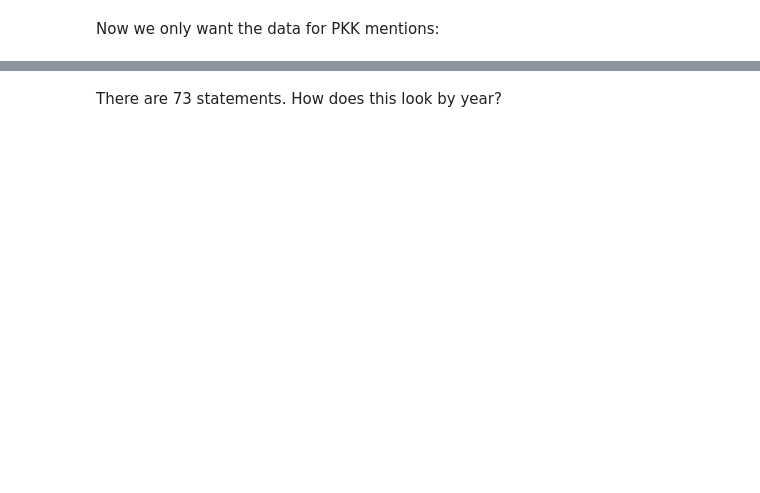
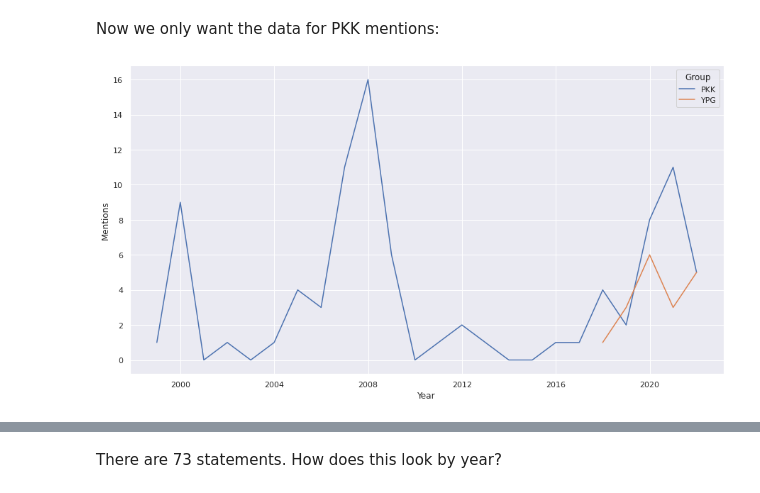
Before and after one commit to DiweenHawezy/Python-Workshop, a Jupyter notebook: PythonExample.ipynb, the cells around one changed output, grey strips where cells are left out. Saved outputs shown, nothing was run; the diff lists cells and outputs as text; code cells hidden in the pictures; blank space fills up the shorter version.

```diff
--- a/PythonExample.ipynb
+++ b/PythonExample.ipynb
@@ -147,3 +232,38 @@ Now we only want the data for PKK mentions:
+# %%
+PKKStatements = ForeignMinistryStatements[ForeignMinistryStatements['Full Text'].str.contains('PKK', case=False)][['Date (dd/mm/yyyy)', 'Full Text']]
+YPGStatements = ForeignMinistryStatements[ForeignMinistryStatements['Full Text'].str.contains('YPG', case=False)][['Date (dd/mm/yyyy)', 'Full Text']]
+
+PKKStatements['Full Text'] = 1
+YPGStatements['Full Text'] = 1
+
+
+YPGStatements.set_index('Date (dd/mm/yyyy)', inplace=True, drop=True)
+PKKStatements.set_index('Date (dd/mm/yyyy)', inplace=True, drop=True)
+
+
+PKKStatements = PKKStatements.resample('Y').agg('sum')
+YPGStatements = YPGStatements.resample('Y').agg('sum')
+
+PKKStatements['Group'] = 'PKK'
+YPGStatements['Group'] = 'YPG'
+
+DataPlot = pandas.concat([PKKStatements, YPGStatements]).reset_index()
+
+import matplotlib.pyplot as plt
+from matplotlib import dates
+import seaborn
+
+plt.figure(figsize=(15,8))
+ax = seaborn.lineplot(x="Date (dd/mm/yyyy)", y="Full Text", hue = "Group", data=DataPlot)
+
+ax.set(xlabel = 'Year', ylabel = 'Mentions')
+
+seaborn.set(font_scale = 1)
+
+#ax.set(xticks=F.index)
+ax.xaxis.set_major_formatter(dates.DateFormatter("%Y"))
+# %% [output]
+[figure, added]
 # %%
 ForeignMinistryStatements = ForeignMinistryStatements[(ForeignMinistryStatements['Which group?'] == 'PKK') | (ForeignMinistryStatements['Which group?'] == 'Pkk') | (ForeignMinistryStatements['Which group?'] == 'pkk')]
 
```
Also changed, not shown: parts of 35 cells of this notebook.
